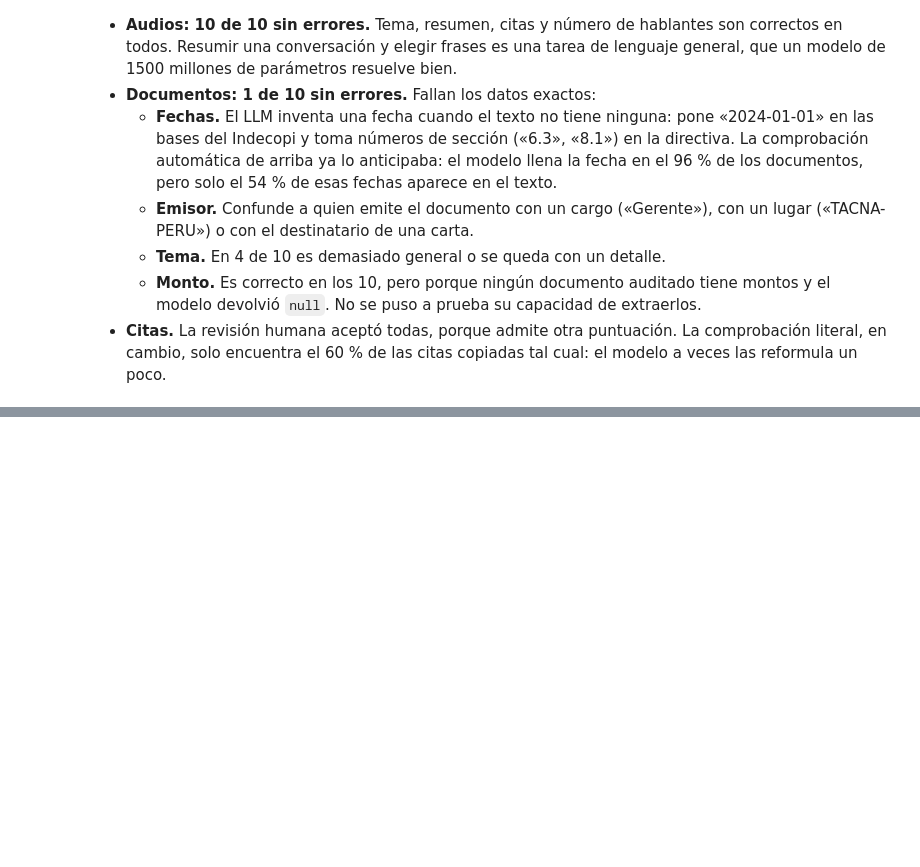
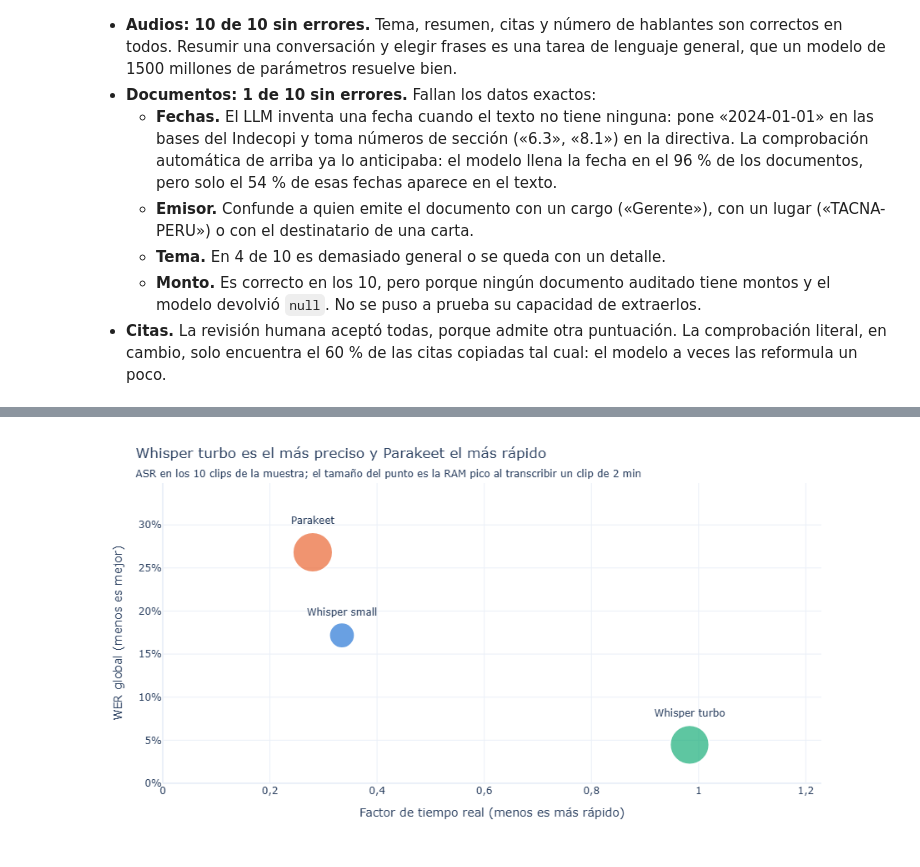
Before and after one commit to IvettexMamani/diplomado-python-2026, a Jupyter notebook: tarea_2/02_evaluacion.ipynb, the cells around one changed output, grey strips where cells are left out. Drawn from its saved outputs; the diff is of its cells as text; code cells hidden in the pictures; blank space fills up the shorter version.

```diff
--- a/tarea_2/02_evaluacion.ipynb
+++ b/tarea_2/02_evaluacion.ipynb
@@ -912,0 +991,17 @@ auditoria.loc[auditoria["nota"] != "", ["id", "campo", "valor_llm", "nota"]]
+# %%
+g = wer_grupo.reset_index().rename(columns={"index": "modelo"})
+g["RAM pico (MB)"] = g["modelo"].map(ram)
+g["nombre"] = g["modelo"].map(CORTO)
+fig6 = px.scatter(g, x="rtf", y="global", color="modelo", size="RAM pico (MB)", size_max=34, color_discrete_map=COLOR,
+                  text="nombre", hover_data={"entrevista": ":.1%", "lectura": ":.1%", "rtf": ":.2f", "global": ":.1%"},
+                  labels={"rtf": "Factor de tiempo real (menos es más rápido)", "global": "WER global (menos es mejor)"})
+fig6.update_traces(textposition="top center", marker=dict(line=dict(color="white", width=2)), showlegend=False)
+fig6.update_xaxes(range=[0, 1.25 * g["rtf"].max()])
+fig6.update_yaxes(tickformat=".0%", range=[0, 1.3 * g["global"].max()])
+rapido, preciso = g.loc[g["rtf"].idxmin(), "nombre"], g.loc[g["global"].idxmin(), "nombre"]
+fig6.update_layout(title=dict(
+    text=f"{preciso} es el más preciso y {rapido} el más rápido" if rapido != preciso else f"{preciso} es a la vez el más preciso y el más rápido",
+    subtitle=dict(text="ASR en los 10 clips de la muestra; el tamaño del punto es la RAM pico al transcribir un clip de 2 min")))
+fig6.show()
+# %% [output]
+[figure, added]
```
Also changed, not shown: parts of 7 cells of this notebook, 1 other file.
